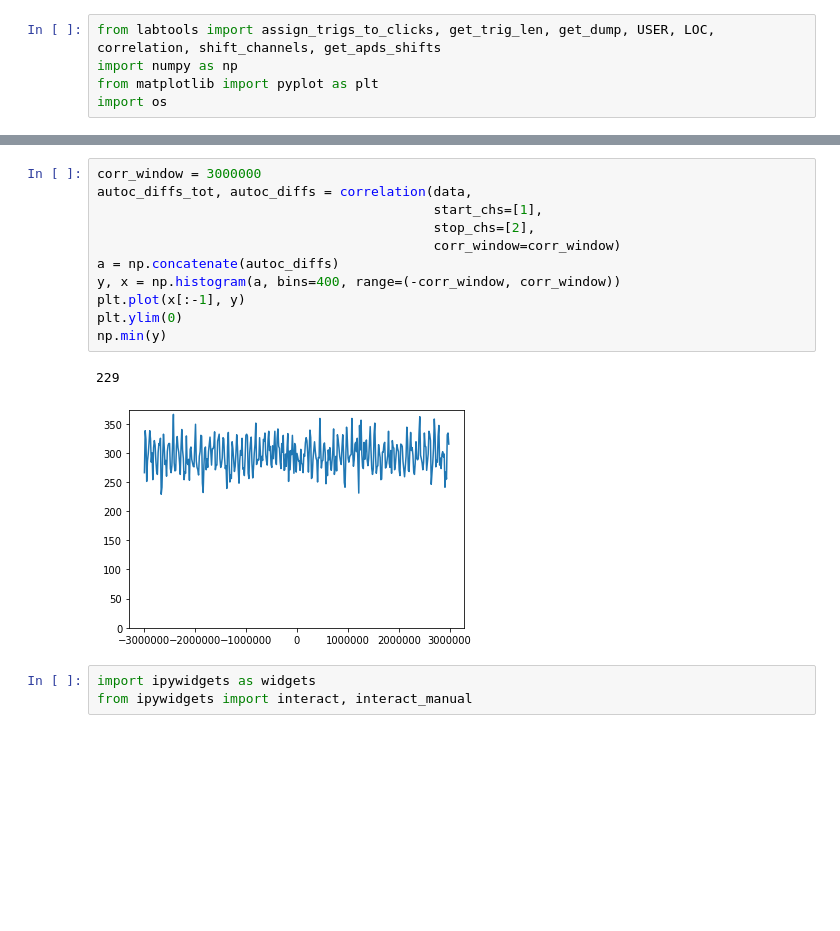
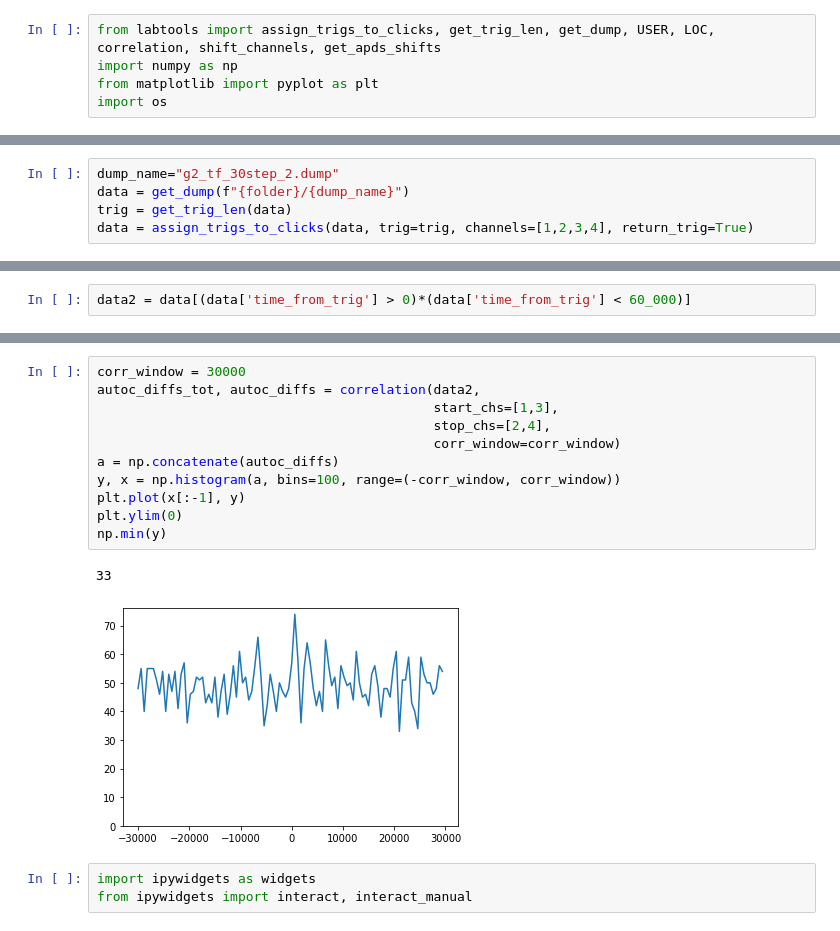
Before and after one commit to bbuusshh/physics_lab, a Jupyter notebook: master_thesis/fiber/time_filtering.ipynb, the cells around one changed output, grey strips where cells are left out. Cells and saved outputs as stored; diff of their text form; blank space fills up the shorter version.

```diff
--- a/master_thesis/fiber/time_filtering.ipynb
+++ b/master_thesis/fiber/time_filtering.ipynb
@@ -38,3 +15,8 @@ data = assign_trigs_to_clicks(data, trig=trig, channels=[1,2,3,4], return_trig=T
+# %%
+dump_name="g2_tf_30step_2.dump"
+data = get_dump(f"{folder}/{dump_name}")
+trig = get_trig_len(data)
+data = assign_trigs_to_clicks(data, trig=trig, channels=[1,2,3,4], return_trig=True)
 # %%
 np.unique(data['channel'])
 # %% [output]
@@ -126,0 +36,2 @@ for ch in [1,2,3,4]:
+# %%
+data2 = data[(data['time_from_trig'] > 0)*(data['time_from_trig'] < 60_000)]
@@ -127,17 +44,17 @@ for ch in [1,2,3,4]:
 # %%
-corr_window = 3000000
-autoc_diffs_tot, autoc_diffs = correlation(data,
-                                           start_chs=[1],
-                                           stop_chs=[2],
+corr_window = 30000
+autoc_diffs_tot, autoc_diffs = correlation(data2,
+                                           start_chs=[1,3],
+                                           stop_chs=[2,4],
                                            corr_window=corr_window)
 a = np.concatenate(autoc_diffs)
-y, x = np.histogram(a, bins=400, range=(-corr_window, corr_window))
+y, x = np.histogram(a, bins=100, range=(-corr_window, corr_window))
 plt.plot(x[:-1], y)
 plt.ylim(0)
 np.min(y)
 # %% [output]
-229
+33
-[figure, old version]
+[figure, new version]
 # %%
 import ipywidgets as widgets
 from ipywidgets import interact, interact_manual
```
Also changed, not shown: parts of 17 cells of this notebook, 3 other files.
